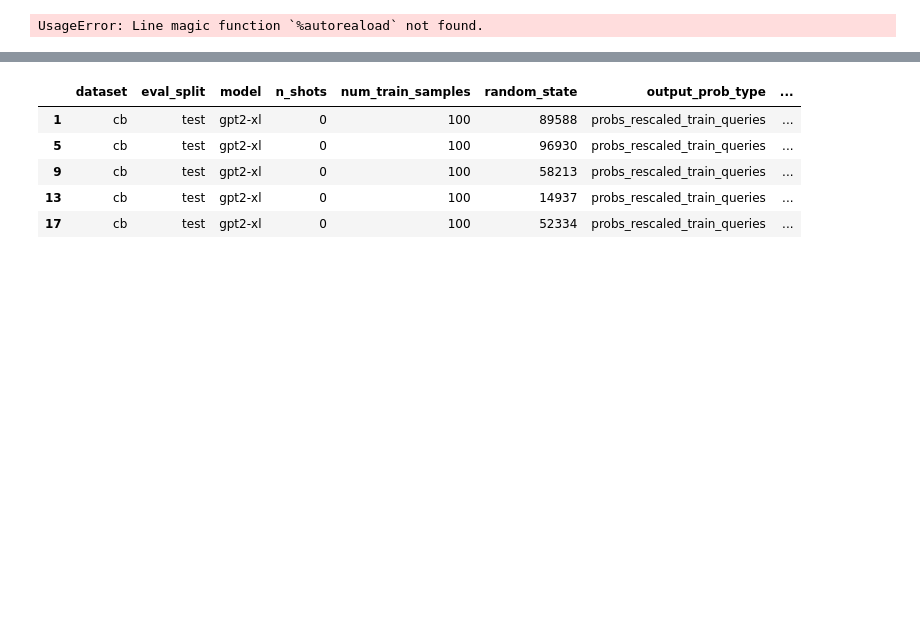
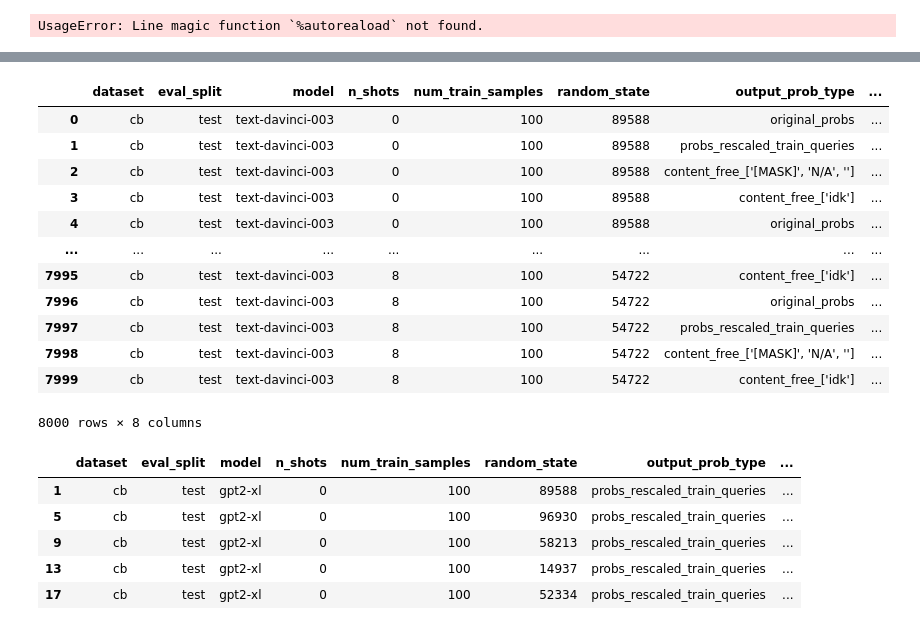
Before and after one commit to LautaroEst/efficient-reestimation, a Jupyter notebook: plots.ipynb, the cells around one changed output, grey strips where cells are left out. Cells and saved outputs as stored; diff of their text form; code cells hidden in the pictures; blank space fills up the shorter version.

```diff
--- a/plots.ipynb
+++ b/plots.ipynb
@@ -139,3 +160,19 @@ plot_score_vs_nshots_boxplot(results, score)
+# %%
+results
+# %% [output]
+|  | dataset | eval_split | model | n_shots | num_train_samples | random_state | output_prob_type | ... |
+| 0 | cb | test | text-davinci-003 | 0 | 100 | 89588 | original_probs | ... |
+| 1 | cb | test | text-davinci-003 | 0 | 100 | 89588 | probs_rescaled_train_queries | ... |
+| 2 | cb | test | text-davinci-003 | 0 | 100 | 89588 | content_free_['[MASK]', 'N/A', ''] | ... |
+| 3 | cb | test | text-davinci-003 | 0 | 100 | 89588 | content_free_['idk'] | ... |
+| 4 | cb | test | text-davinci-003 | 0 | 100 | 89588 | original_probs | ... |
+| ... | ... | ... | ... | ... | ... | ... | ... | ... |
+| 7995 | cb | test | text-davinci-003 | 8 | 100 | 54722 | content_free_['idk'] | ... |
+| 7996 | cb | test | text-davinci-003 | 8 | 100 | 54722 | original_probs | ... |
+| 7997 | cb | test | text-davinci-003 | 8 | 100 | 54722 | probs_rescaled_train_queries | ... |
+| 7998 | cb | test | text-davinci-003 | 8 | 100 | 54722 | content_free_['[MASK]', 'N/A', ''] | ... |
+| 7999 | cb | test | text-davinci-003 | 8 | 100 | 54722 | content_free_['idk'] | ... |
+8000 rows × 8 columns
 # %%
 results.loc[
     (results.model == "gpt2-xl") & \
```
Also changed, not shown: parts of 1 cell of this notebook, 14 other files.
